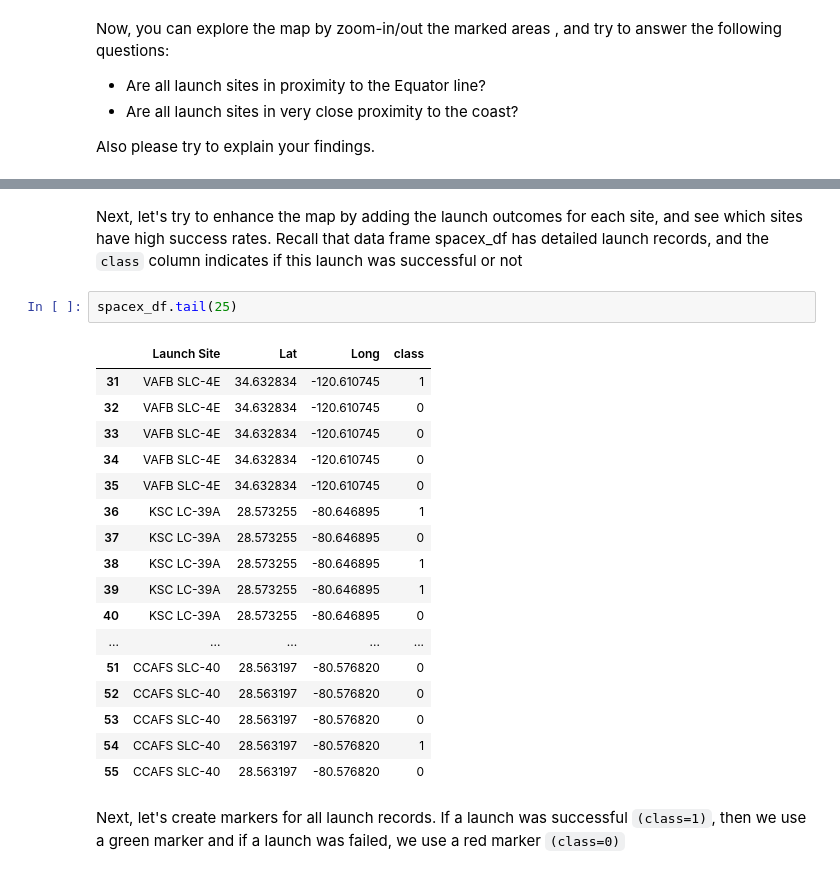
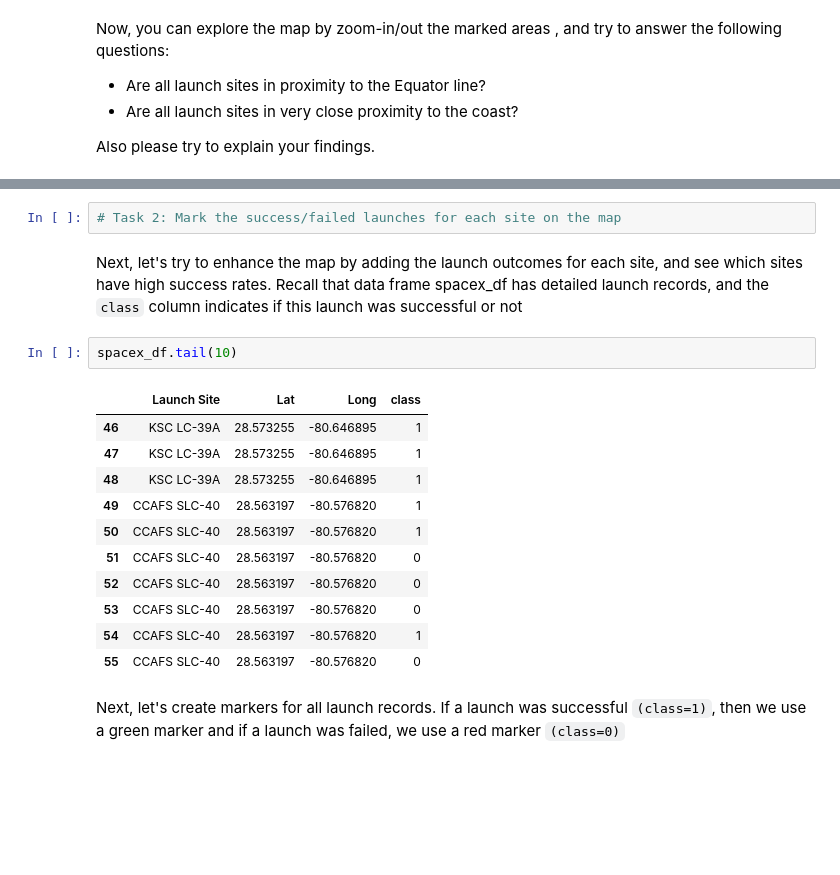
Before and after one commit to igosm/Data-Science-Capstone, a Jupyter notebook: jupyter-labs-folium.ipynb, the cells around one changed output, grey strips where cells are left out. Saved outputs shown, nothing was run; the diff lists cells and outputs as text; blank space fills up the shorter version.

```diff
--- a/jupyter-labs-folium.ipynb
+++ b/jupyter-labs-folium.ipynb
@@ -183,21 +133,17 @@ site_map.add_child(marker_cluster)
+# %%
+# Task 2: Mark the success/failed launches for each site on the map
 # %% [markdown]
 Next, let's try to enhance the map by adding the launch outcomes for each site, and see which sites have high success rates.
 Recall that data frame spacex_df has detailed launch records, and the `class` column indicates if this launch was successful or not
 # %%
-spacex_df.tail(25)
+spacex_df.tail(10)
 # %% [output]
 |  | Launch Site | Lat | Long | class |
-| 31 | VAFB SLC-4E | 34.632834 | -120.610745 | 1 |
-| 32 | VAFB SLC-4E | 34.632834 | -120.610745 | 0 |
-| 33 | VAFB SLC-4E | 34.632834 | -120.610745 | 0 |
-| 34 | VAFB SLC-4E | 34.632834 | -120.610745 | 0 |
-| 35 | VAFB SLC-4E | 34.632834 | -120.610745 | 0 |
-| 36 | KSC LC-39A | 28.573255 | -80.646895 | 1 |
-| 37 | KSC LC-39A | 28.573255 | -80.646895 | 0 |
-| 38 | KSC LC-39A | 28.573255 | -80.646895 | 1 |
-| 39 | KSC LC-39A | 28.573255 | -80.646895 | 1 |
-| 40 | KSC LC-39A | 28.573255 | -80.646895 | 0 |
-| ... | ... | ... | ... | ... |
+| 46 | KSC LC-39A | 28.573255 | -80.646895 | 1 |
+| 47 | KSC LC-39A | 28.573255 | -80.646895 | 1 |
+| 48 | KSC LC-39A | 28.573255 | -80.646895 | 1 |
+| 49 | CCAFS SLC-40 | 28.563197 | -80.576820 | 1 |
+| 50 | CCAFS SLC-40 | 28.563197 | -80.576820 | 1 |
 | 51 | CCAFS SLC-40 | 28.563197 | -80.576820 | 0 |
 | 52 | CCAFS SLC-40 | 28.563197 | -80.576820 | 0 |
 | 53 | CCAFS SLC-40 | 28.563197 | -80.576820 | 0 |
```
Also changed, not shown: parts of 14 cells of this notebook.
